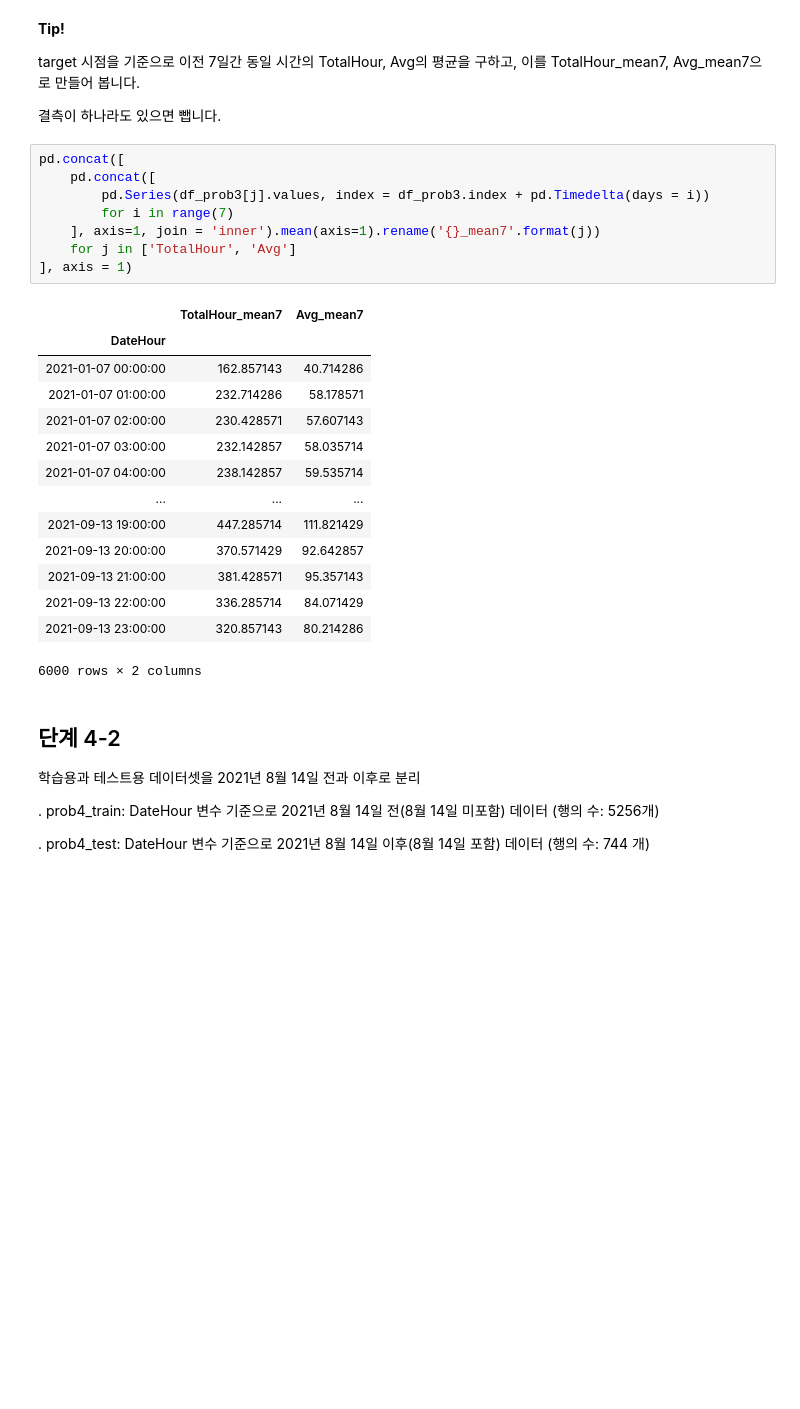
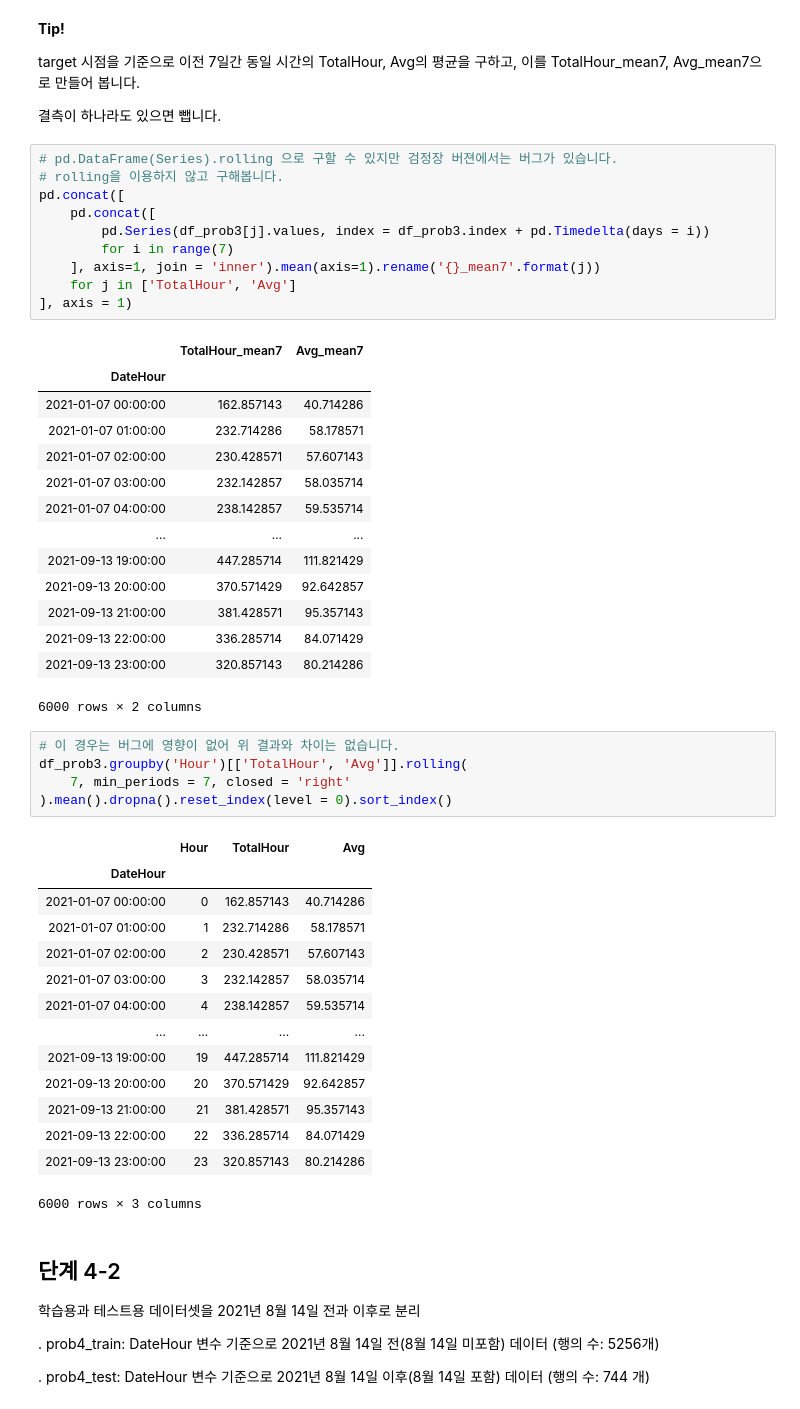
Before and after one commit to sunkusun9/DS_lv3_2503_2, a Jupyter notebook: sec_ds_lv3_prob3_prob.ipynb, the cells around one changed output. Saved outputs shown, nothing was run; the diff lists cells and outputs as text; blank space fills up the shorter version.

```diff
--- a/sec_ds_lv3_prob3_prob.ipynb
+++ b/sec_ds_lv3_prob3_prob.ipynb
@@ -1444,6 +1459,8 @@ target 시점을 기준으로 이전 7일간 동일 시간의 TotalHour, Avg의
 
 결측이 하나라도 있으면 뺍니다.
 # %%
+# pd.DataFrame(Series).rolling 으로 구할 수 있지만 검정장 버젼에서는 버그가 있습니다.
+# rolling을 이용하지 않고 구해봅니다.
 pd.concat([
     pd.concat([
         pd.Series(df_prob3[j].values, index = df_prob3.index + pd.Timedelta(days = i))
@@ -1466,6 +1483,26 @@ pd.concat([
 | 2021-09-13 22:00:00 | 336.285714 | 84.071429 |
 | 2021-09-13 23:00:00 | 320.857143 | 80.214286 |
 6000 rows × 2 columns
+# %%
+# 이 경우는 버그에 영향이 없어 위 결과와 차이는 없습니다.
+df_prob3.groupby('Hour')[['TotalHour', 'Avg']].rolling(
+    7, min_periods = 7, closed = 'right'
+).mean().dropna().reset_index(level = 0).sort_index()
+# %% [output]
+|  | Hour | TotalHour | Avg |
+| DateHour |  |  |  |
+| 2021-01-07 00:00:00 | 0 | 162.857143 | 40.714286 |
+| 2021-01-07 01:00:00 | 1 | 232.714286 | 58.178571 |
+| 2021-01-07 02:00:00 | 2 | 230.428571 | 57.607143 |
+| 2021-01-07 03:00:00 | 3 | 232.142857 | 58.035714 |
+| 2021-01-07 04:00:00 | 4 | 238.142857 | 59.535714 |
+| ... | ... | ... | ... |
+| 2021-09-13 19:00:00 | 19 | 447.285714 | 111.821429 |
+| 2021-09-13 20:00:00 | 20 | 370.571429 | 92.642857 |
+| 2021-09-13 21:00:00 | 21 | 381.428571 | 95.357143 |
+| 2021-09-13 22:00:00 | 22 | 336.285714 | 84.071429 |
+| 2021-09-13 23:00:00 | 23 | 320.857143 | 80.214286 |
+6000 rows × 3 columns
 # %% [markdown]
 ## 단계 4-2
 
```
Also changed, not shown: parts of 6 cells of this notebook.
